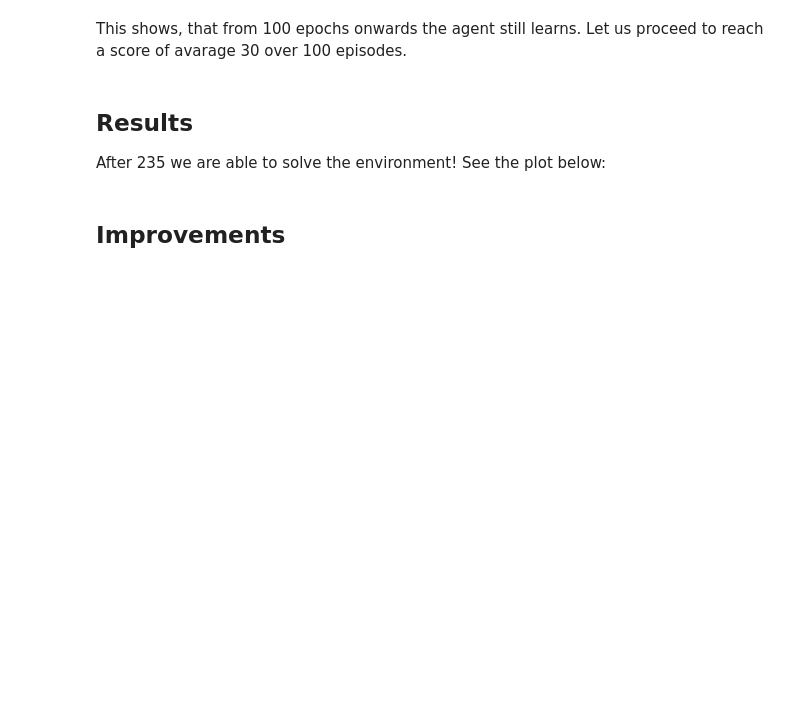
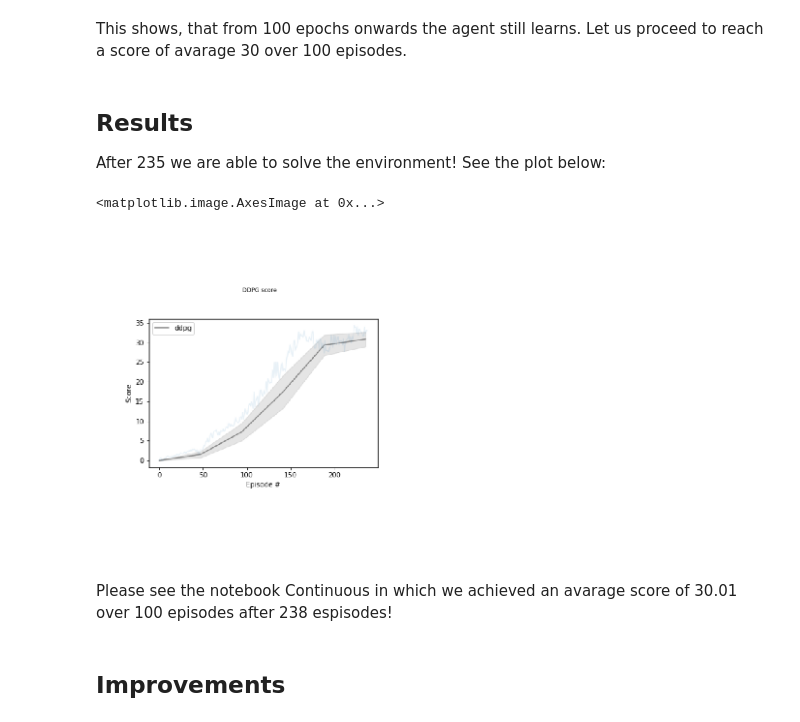
Before and after one commit to tessavdheiden/deep-rl-udacity, a Jupyter notebook: p2/Report.ipynb, the cells around one changed output. Drawn from its saved outputs; the diff is of its cells as text; code cells hidden in the pictures; blank space fills up the shorter version.

Commit message:
updated equations and plot

```diff
--- a/p2/Report.ipynb
+++ b/p2/Report.ipynb
@@ -65,6 +113,21 @@ This shows, that from 100 epochs onwards the agent still learns. Let us proceed
 ## Results
 
 After 235 we are able to solve the environment! See the plot below:
+# %%
+fig, axs = plt.subplots(1, 2, figsize=(24,12))
+
+
+im2 = plt.imread('unity_environment_model_ddpg_batch_size_128.png')
+axs[1].axis('off')
+
+axs[0].axis('off')
+axs[0].set_title('DDPG score')
+axs[0].imshow(im2)
+# %% [output]
+<matplotlib.image.AxesImage at 0x...>
+[figure, added]
+# %% [markdown]
+Please see the notebook Continuous in which we achieved an avarage score of 30.01 over 100 episodes after 238 espisodes!
 # %% [markdown]
 ## Improvements
 # %% [markdown]
```
Also changed, not shown: parts of 1 cell of this notebook.
